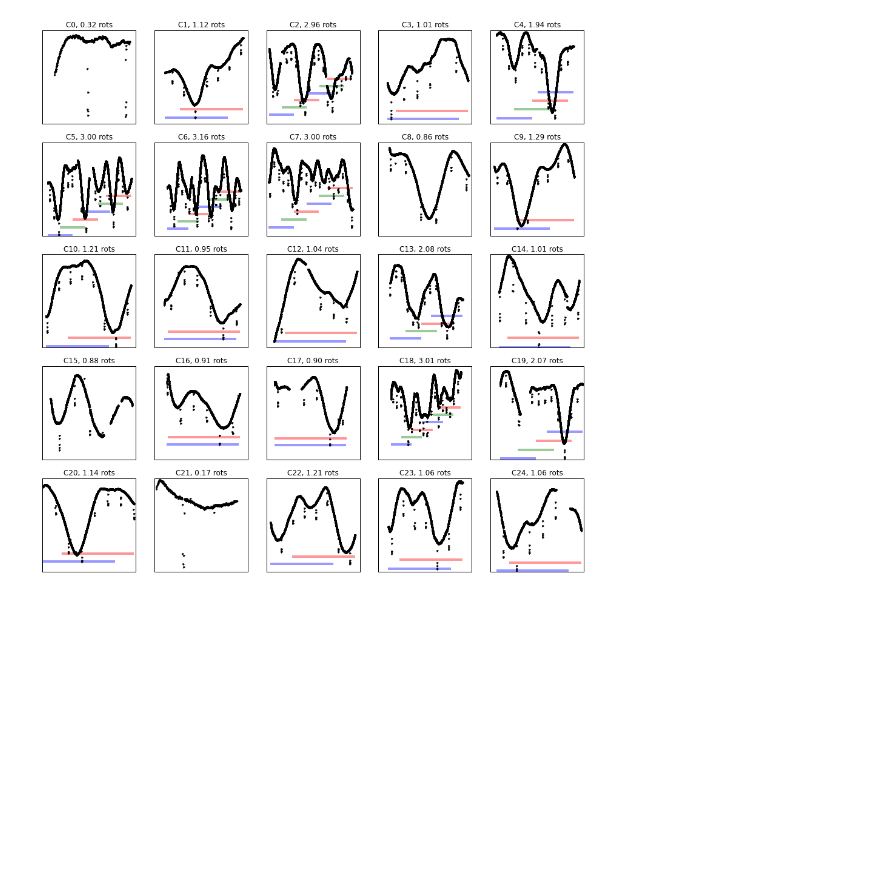
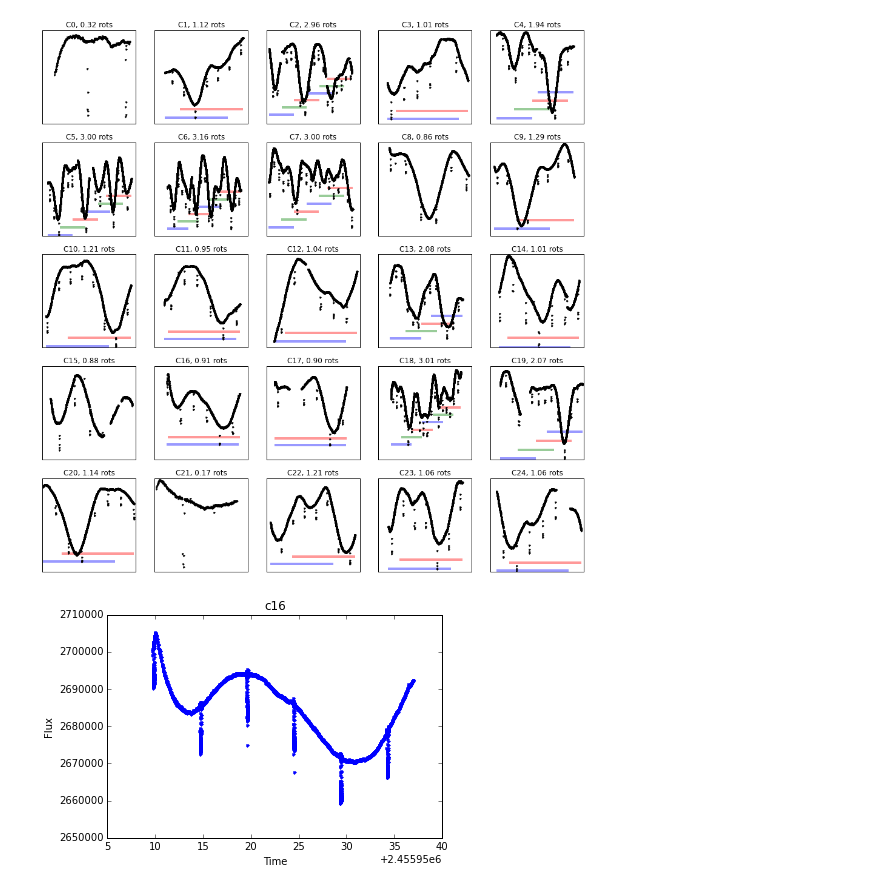
Before and after one commit to bmorris3/hat-11, a Jupyter notebook: data/chunking.ipynb, the cells around one changed output. Drawn from its saved outputs; the diff is of its cells as text; code cells hidden in the pictures; blank space fills up the shorter version.

Commit message:
Chunking, visualization progress

```diff
--- a/data/chunking.ipynb
+++ b/data/chunking.ipynb
@@ -304,3 +304,46 @@ for i in range(len(time_index_boundaries) - 1):
 plt.show()
 # %% [output]
 [figure]
+# %%
+reload(datacleaner)
+from datacleaner import combine_short_and_long_cadence, LightCurve
+
+short_lc = LightCurve.from_dir(os.path.join('/astro/users/bmmorris/git/hat-11/lightcurves',
+                                            'transits_short'))
+
+i = 16
+start, end = time_index_boundaries[i]+1, time_index_boundaries[i+1]
+start_jd, end_jd = long_lc.times.jd[sort_by_time][[start, end]]
+
+short_inds_in_chunk = ((start_jd < short_lc.times.jd) *
+                       (short_lc.times.jd < end_jd))
+
+short_chunk = LightCurve(times=short_lc.times[short_inds_in_chunk],
+                         fluxes=short_lc.fluxes[short_inds_in_chunk],
+                         errors=short_lc.errors[short_inds_in_chunk],
+                         quarters=short_lc.quarters[short_inds_in_chunk])
+short_transits = short_chunk8.get_transit_light_curves()
+
+for transit in short_transits:
+    transit.remove_linear_baseline()
+
+long_chunk = LightCurve(times=long_lc.times[sort_by_time][start:end],
+                        fluxes=long_lc.fluxes[sort_by_time][start:end],
+                        errors=long_lc.errors[sort_by_time][start:end],
+                        quarters=long_lc.quarters[sort_by_time][start:end])
+
+long_transits = LightCurve(name='transits_long',
+                           **long_chunk.mask_out_of_transit(oot_duration_fraction=1.5)
+                          ).get_transit_light_curves()
+
+stitched_chunk = combine_short_and_long_cadence(short_transits, long_transits,
+                                                long_chunk, name='c{0}'.format(i))
+
+# Start with chunk 8
+# start, end = time_index_boundaries[8]+1, time_index_boundaries[8+1]-20
+# plt.plot(long_lc.times_jd[start:end], long_lc.fluxes[start:end], '.')
+# plt.show()
+
+stitched_chunk.plot(plot_kwargs={'color':'b', 'marker':'.', 'lw':0})
+# %% [output]
+[figure, added]
```
Also changed, not shown: parts of 3 cells of this notebook, 6 other files.
